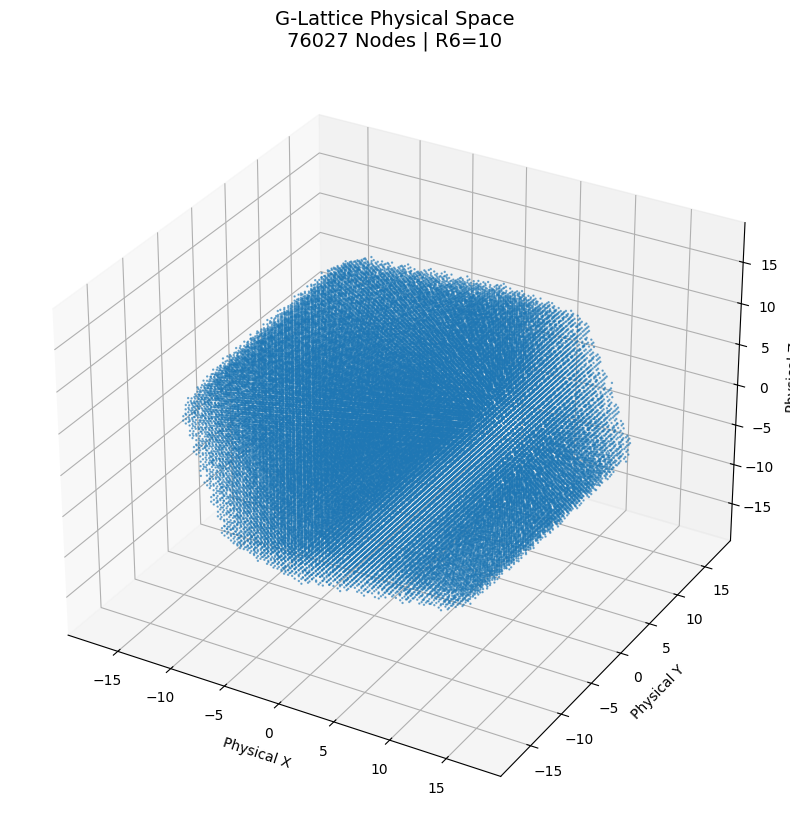
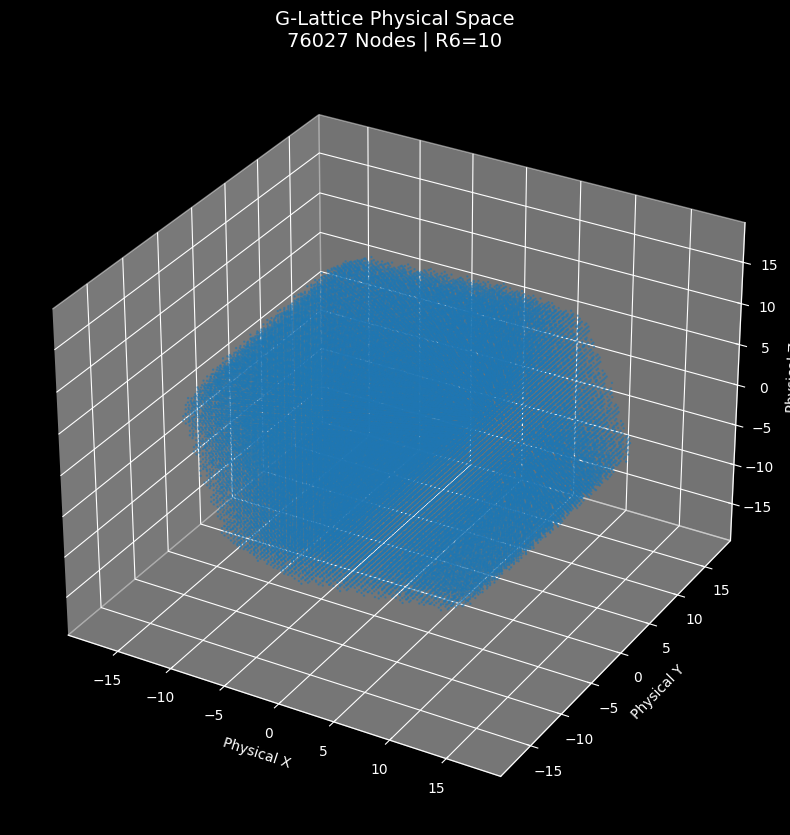
Code edit (unified diff) that turned the first committed figure into the second:
--- before
+++ after
@@ -1,4 +1,14 @@
 import matplotlib.pyplot as plt
+from mpl_toolkits.mplot3d import Axes3D # Ensure 3D support
 import numpy as np
+import os
+
+# --- PATH-PROOF SETUP ---
+# Resolves the root directory (one level up from /notebooks)
+REPO_ROOT = os.path.abspath(os.path.join(os.getcwd(), ".."))
+FIG_DIR = os.path.join(REPO_ROOT, "figures")
+
+# Ensure the figures folder exists
+os.makedirs(FIG_DIR, exist_ok=True)
 
 print("Generating 3D visualization... auto-scaling to full lattice size.")
@@ -7,4 +17,5 @@
 ax = fig.add_subplot(111, projection='3d')
 
+# Convert list to array for slicing
 physical_array = np.array(physical_nodes)
 x = physical_array[:, 0]
@@ -12,8 +23,8 @@
 z = physical_array[:, 2]
 
+# Plotting with your preferred alpha and color
 ax.scatter(x, y, z, s=0.5, alpha=0.6, color='tab:blue')
 
-# I REMOVED the set_xlim, set_ylim, set_zlim so it can zoom out naturally!
-
+# Formatting
 ax.set_xlabel('Physical X')
 ax.set_ylabel('Physical Y')
@@ -21,6 +32,9 @@
 ax.set_title(f'G-Lattice Physical Space\n{len(physical_nodes)} Nodes | R6=10', fontsize=14)
 
-# Save a high-res, standalone PNG to your figures folder
-plt.savefig("../figures/v02_lattice_physical.png", dpi=300, bbox_inches='tight')
+# --- PRO-TIP PATH SAVING ---
+fig_path = os.path.join(FIG_DIR, "v02_lattice_physical.png")
+plt.savefig(fig_path, dpi=300, bbox_inches='tight')
+
+print(f"✅ High-res plot saved to: {fig_path}")
 
 plt.show()

Commit: feat: finalize v0.6.1 notebook pipeline with path-proof infrastructure and defect nucleation validation